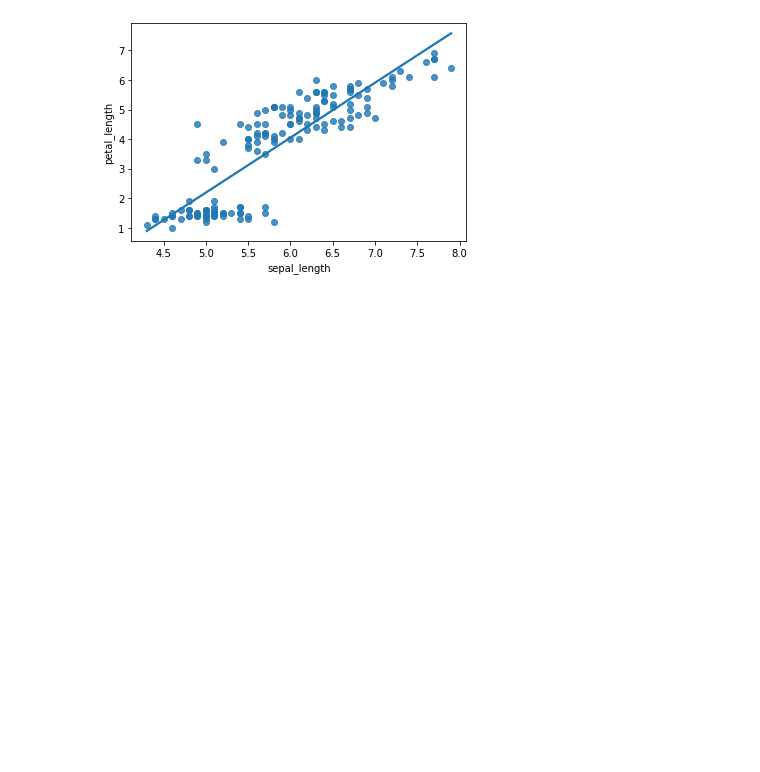
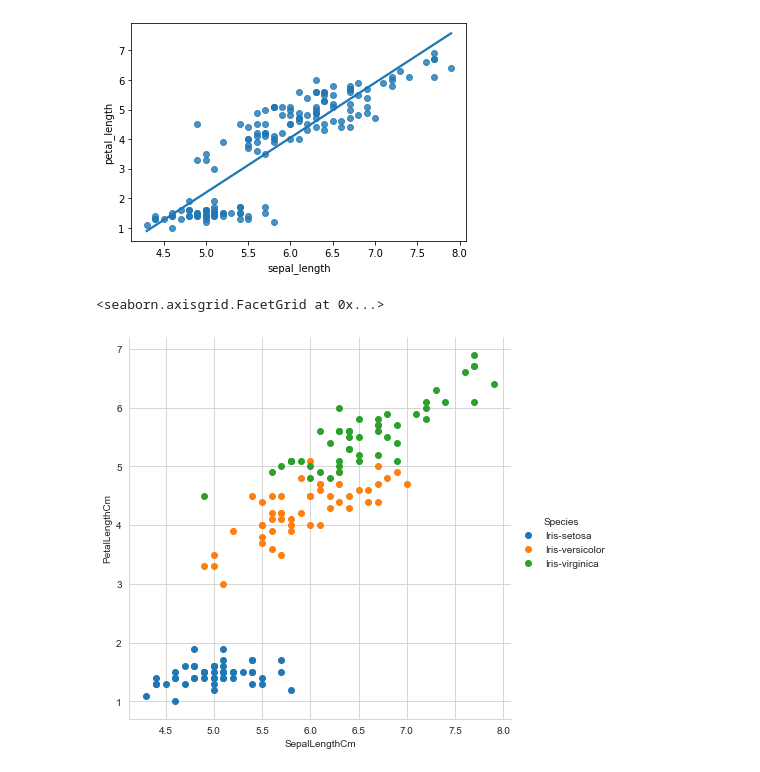
Before and after one commit to Thien-Nguyen-Git/Iris_Flowers, a Jupyter notebook: Beautiful_Flowers.ipynb, the cells around one changed output. Saved outputs shown, nothing was run; the diff lists cells and outputs as text; code cells hidden in the pictures; blank space fills up the shorter version.

Commit message:
Scatter Plot Complete

```diff
--- a/Beautiful_Flowers.ipynb
+++ b/Beautiful_Flowers.ipynb
@@ -104,0 +101,19 @@ sb.regplot(x = "sepal_length", y = "petal_length", ci = None, data = iris_df)
+# %%
+# 8. Now apply species as hue in the same scatter plot for better visibility and understanding
+
+# style used as a theme of graph
+# for example if we want black
+# graph with grid then write "darkgrid"
+sns.set_style("whitegrid")
+
+# sepal_length, petal_length are iris
+# feature data height used to define
+# Height of graph whereas hue store the
+# class of iris dataset.
+sns.FacetGrid(iris, hue ="Species",
+              height = 6).map(plt.scatter,
+                              'SepalLengthCm',
+                              'PetalLengthCm').add_legend()
+# %% [output]
+<seaborn.axisgrid.FacetGrid at 0x...>
+[figure, added]
```
Also changed, not shown: parts of 2 cells of this notebook, 1 other file.
